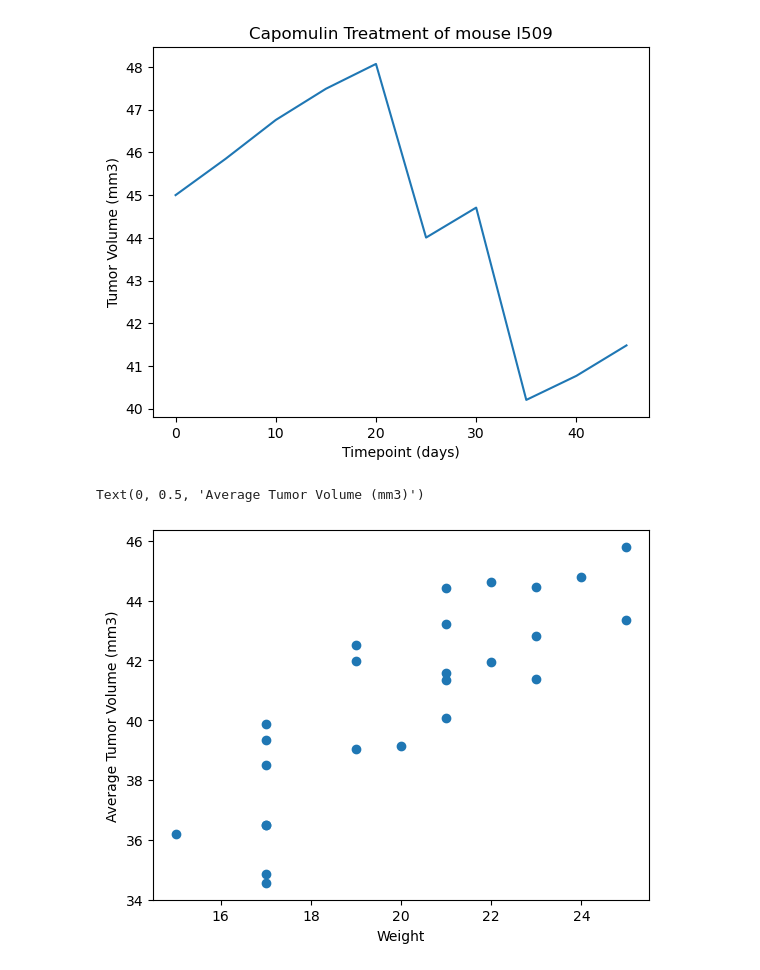
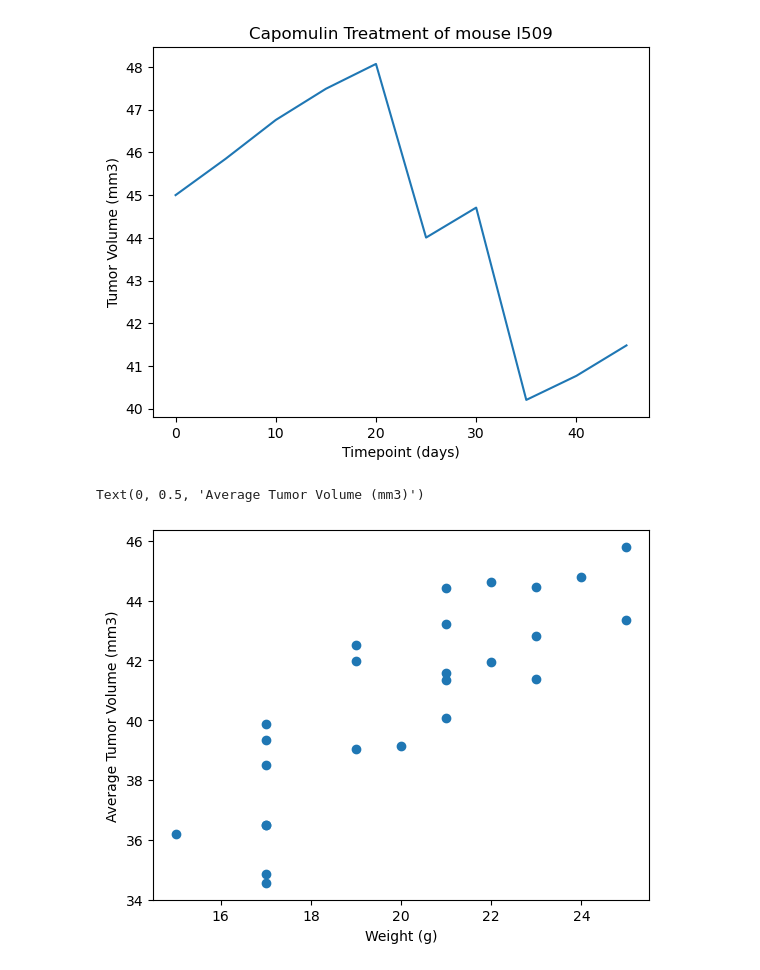
Before and after one commit to JustinS25/Pymaceuticals-Challenge, a Jupyter notebook: pymaceuticals-challenge.ipynb, the cells around one changed output. Cells and saved outputs as stored; diff of their text form; code cells hidden in the pictures.

```diff
--- a/pymaceuticals-challenge.ipynb
+++ b/pymaceuticals-challenge.ipynb
@@ -327,27 +327,27 @@ Text(0.5, 1.0, 'Capomulin Treatment of mouse l509')
 # %%
 # Generate a scatter plot of mouse weight vs. the average observed tumor volume for the entire Capomulin regimen
 # Set index as drug regimen
 mouse_stats = mouse_study_merge2.set_index("Drug Regimen")
 # Create new dataframe with only Capomulin data
 mouse_stats = mouse_stats.loc["Capomulin",:]
 # Reset Index to Mouse ID
 mouse_stats = mouse_stats.reset_index()
 mouse_stats = mouse_stats.set_index("Mouse ID")
 # Get mouse tumor average and mouse weight average
 mouse_mean_cap = mouse_stats.groupby(["Mouse ID"])["Tumor Volume (mm3)"].mean()
 
 mouse_weight = mouse_stats.groupby(["Mouse ID"])["Weight (g)"].mean()
 
 # Merge mouse_mean_cap and mouse_weight
 mouse_study_merge_scatter = pd.merge(mouse_mean_cap,mouse_weight, on = "Mouse ID", how = "left")
 
 # Print out Scatter Plot
 plt.scatter(mouse_study_merge_scatter["Weight (g)"],mouse_study_merge_scatter["Tumor Volume (mm3)"])
-plt.xlabel("Weight")
+plt.xlabel("Weight (g)")
 plt.ylabel("Average Tumor Volume (mm3)")
 # %% [output]
 Text(0, 0.5, 'Average Tumor Volume (mm3)')
-[figure, old version]
+[figure, new version]
 # %%
 # Calculate the correlation coefficient and a linear regression model
 # for mouse weight and average observed tumor volume for the entire Capomulin regimen
```
Also changed, not shown: parts of 2 cells of this notebook, 1 other file.
